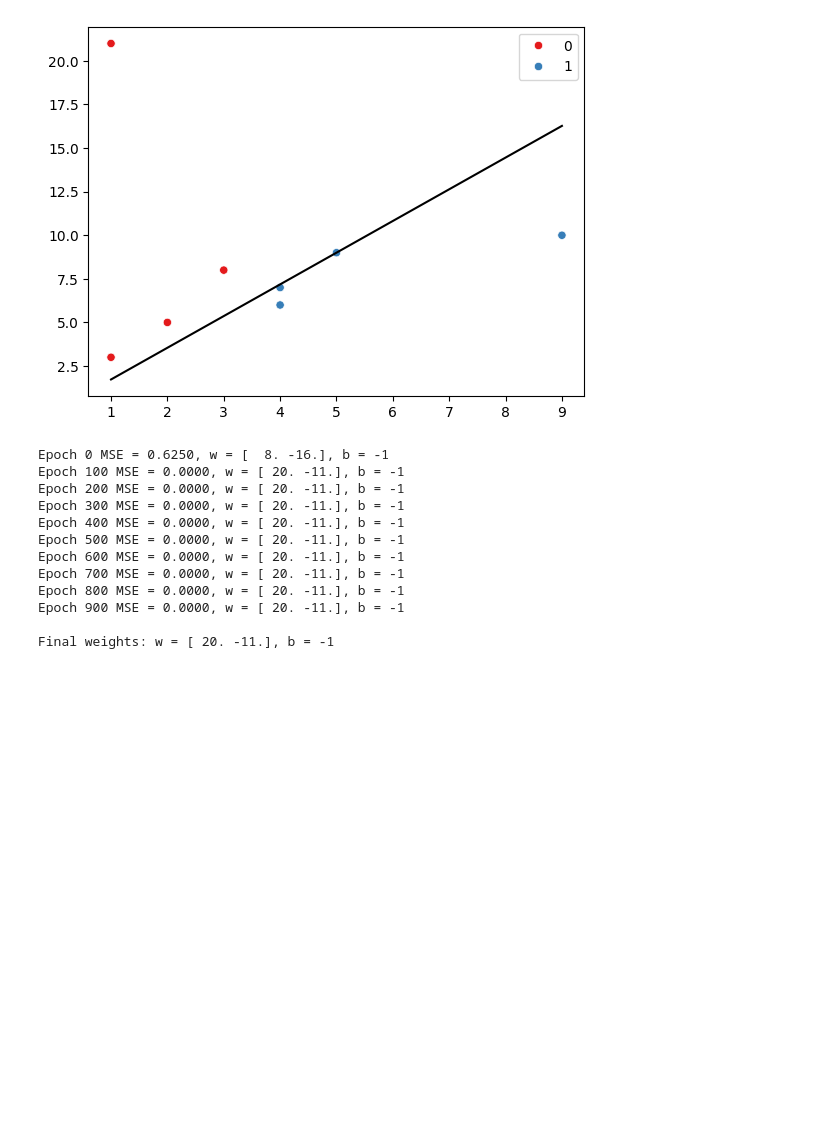
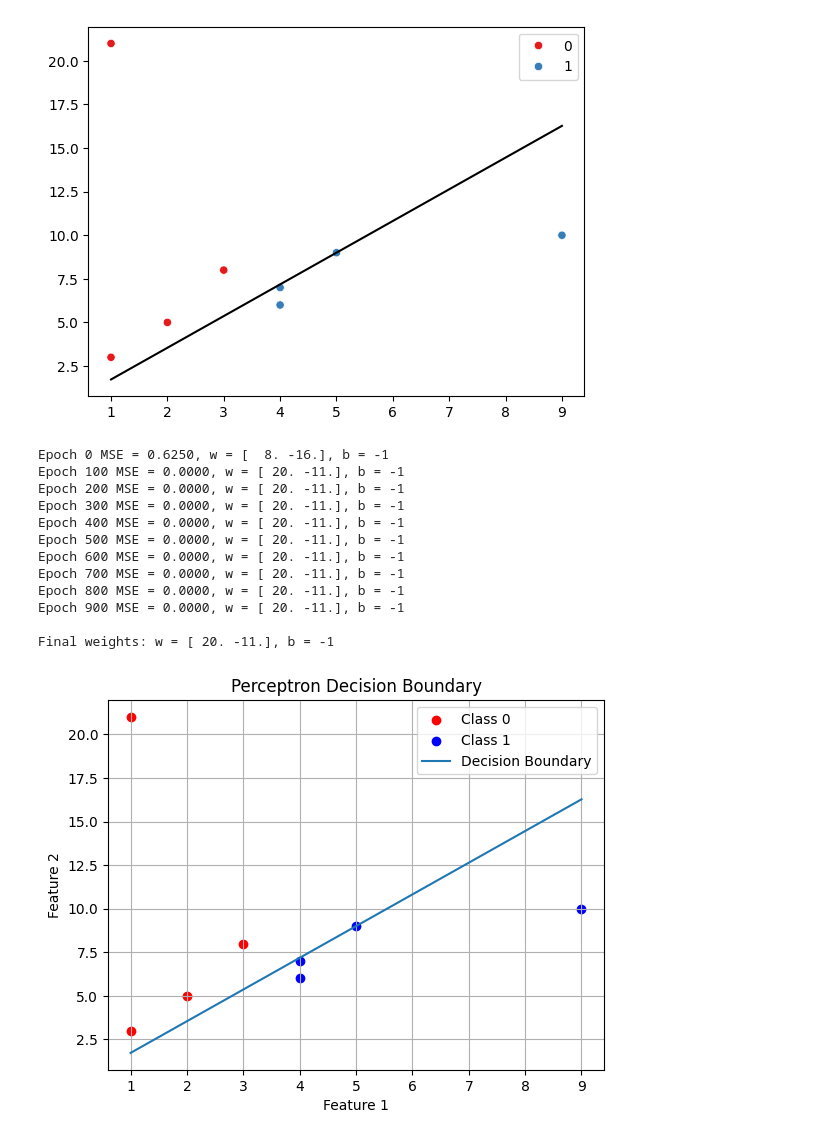
Before and after one commit to SanjayBista1010/DeepLearning, a Jupyter notebook: LinearRegressionPerceptron.ipynb, the cells around one changed output. Cells and saved outputs as stored; diff of their text form; code cells hidden in the pictures; blank space fills up the shorter version.

```diff
--- a/LinearRegressionPerceptron.ipynb
+++ b/LinearRegressionPerceptron.ipynb
@@ -101,3 +101,25 @@ Epoch 800 MSE = 0.0000, w = [ 20. -11.], b = -1
 Epoch 900 MSE = 0.0000, w = [ 20. -11.], b = -1
 
 Final weights: w = [ 20. -11.], b = -1
+# %%
+x1 = x[:, 0]
+x2 = x[:, 1]
+
+plt.scatter(x1[y == 0], x2[y == 0], color='red', label='Class 0')
+plt.scatter(x1[y == 1], x2[y == 1], color='blue', label='Class 1')
+
+w = np.array([w[0], w[1]])
+
+x_vals = [min(x1), max(x1)]
+y_vals = [-(w[0]*x_ + b)/w[1] for x_ in x_vals]
+
+plt.plot(x_vals, y_vals, label='Decision Boundary')
+
+plt.xlabel('Feature 1')
+plt.ylabel('Feature 2')
+plt.legend()
+plt.title('Perceptron Decision Boundary')
+plt.grid(True)
+plt.show()
+# %% [output]
+[figure, added]
```
